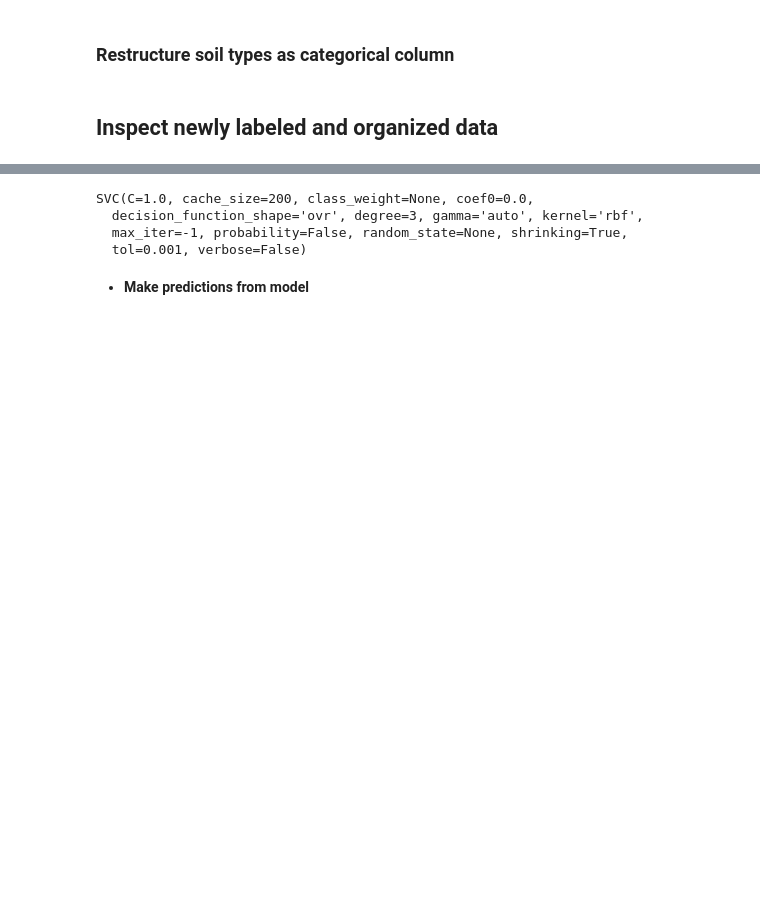
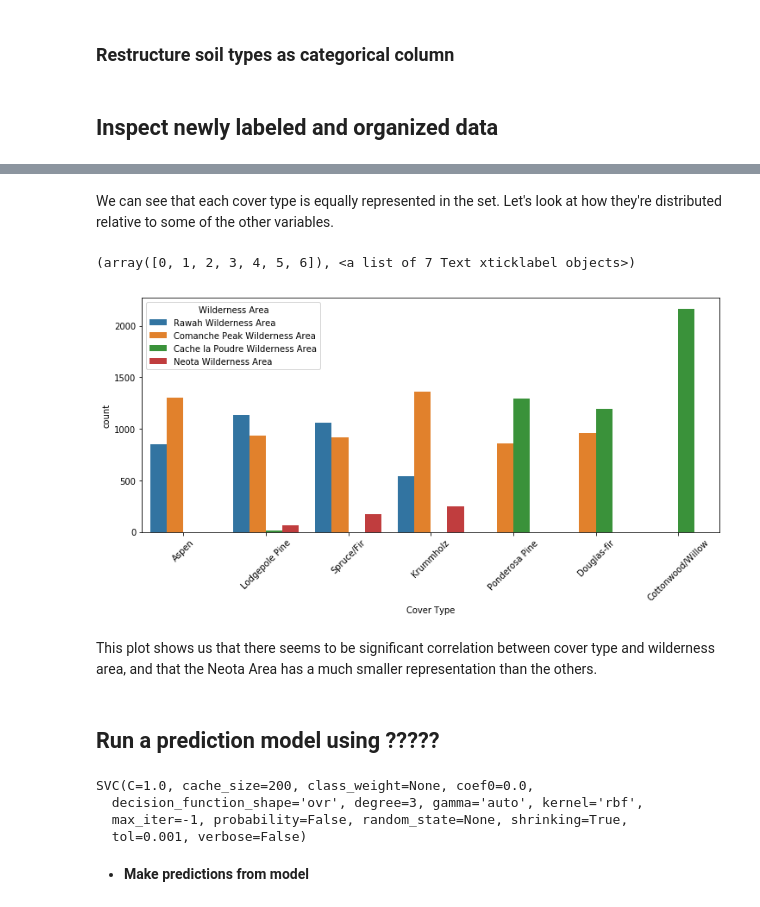
Before and after one commit to willtscott/Kaggle, a Jupyter notebook: forest-cover-type-kernels-only/notebook/Exploration and Basic Learning.ipynb, the cells around one changed output, grey strips where cells are left out. Drawn from its saved outputs; the diff is of its cells as text; code cells hidden in the pictures; blank space fills up the shorter version.

```diff
--- a/forest-cover-type-kernels-only/notebook/Exploration and Basic Learning.ipynb
+++ b/forest-cover-type-kernels-only/notebook/Exploration and Basic Learning.ipynb
@@ -133,3 +165,16 @@ sns.countplot(x='Cover_Type', data=train)
+# %% [markdown]
+We can see that each cover type is equally represented in the set. Let's look at how they're distributed relative to some of the other variables.
+# %%
+plt.figure(figsize=(12,5))
+sns.countplot(x='Cover Type', hue='Wilderness Area', data=train)
+plt.xticks(rotation=45)
+# %% [output]
+(array([0, 1, 2, 3, 4, 5, 6]), <a list of 7 Text xticklabel objects>)
+[figure, added]
+# %% [markdown]
+This plot shows us that there seems to be significant correlation between cover type and wilderness area, and that the Neota Area has a much smaller representation than the others.
+# %% [markdown]
+<h2>Run a prediction model using ?????</h2>
 # %%
 from sklearn.svm import SVC
 # %%
```
Also changed, not shown: parts of 10 cells of this notebook.
